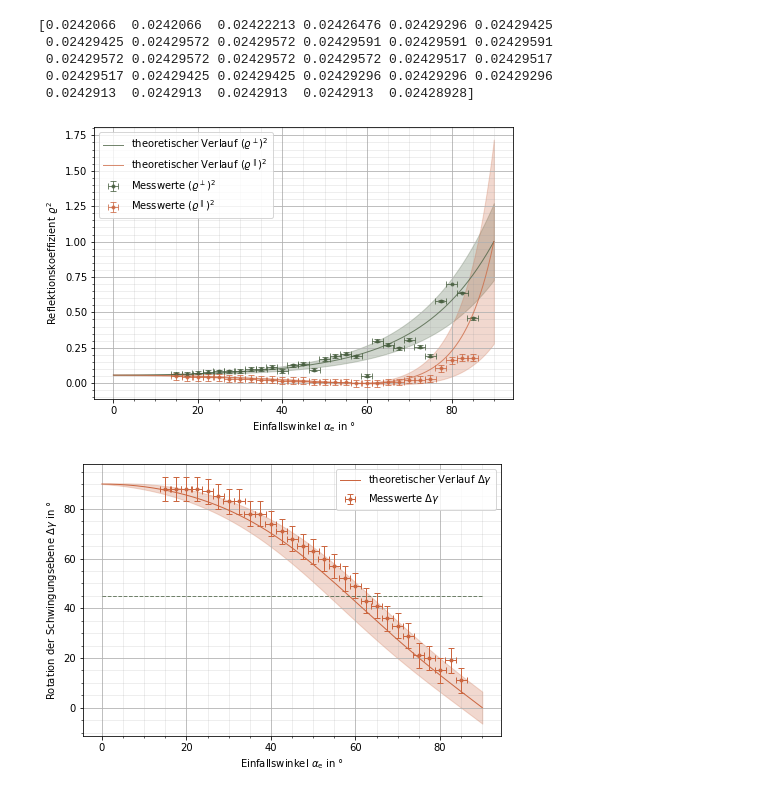
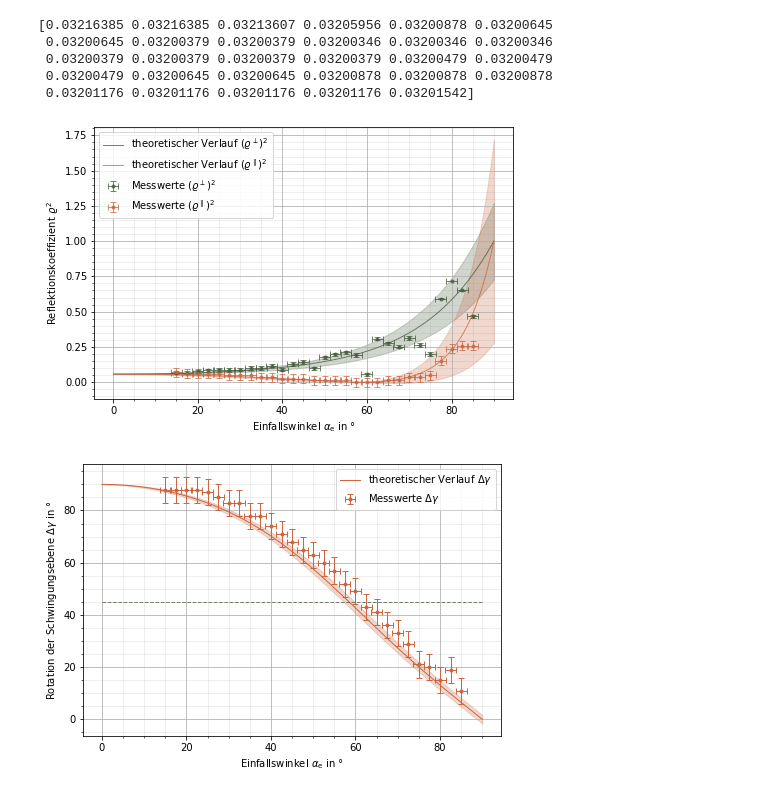
Before and after one commit to CVC97/ExPhy-III-Praktikum, a Jupyter notebook: 23_FFuP/23_FFuP_Jakob.ipynb, the cells around one changed output. Cells and saved outputs as stored; diff of their text form; code cells hidden in the pictures.

```diff
--- a/23_FFuP/23_FFuP_Jakob.ipynb
+++ b/23_FFuP/23_FFuP_Jakob.ipynb
@@ -12,8 +12,8 @@ U0t = np.loadtxt(input, float, usecols=1, skiprows=5, delimiter=',')
 U90t = np.loadtxt(input, float, usecols=2, skiprows=5, delimiter=',')
 
 Uzero = 0.02
-U0ref = 3.305
-U90ref = 1.209
+U0ref = 3.24
+U90ref = 0.83
 U0 = U0t
 U90 = U90t
 rho0sqrd = (U0 + Uzero) / (U0ref + Uzero)
@@ -65,44 +65,47 @@ ax.legend(loc='upper left')
 plt.savefig('./23_Reflexionskoeffizient.pgf', facecolor = 'white', bbox_inches='tight')
 plt.show()
 # %% [output]
-[0.0242066  0.0242066  0.02422213 0.02426476 0.02429296 0.02429425
- 0.02429425 0.02429572 0.02429572 0.02429591 0.02429591 0.02429591
- 0.02429572 0.02429572 0.02429572 0.02429572 0.02429517 0.02429517
- 0.02429517 0.02429425 0.02429425 0.02429296 0.02429296 0.02429296
- 0.0242913  0.0242913  0.0242913  0.0242913  0.02428928]
+[0.03216385 0.03216385 0.03213607 0.03205956 0.03200878 0.03200645
+ 0.03200645 0.03200379 0.03200379 0.03200346 0.03200346 0.03200346
+ 0.03200379 0.03200379 0.03200379 0.03200379 0.03200479 0.03200479
+ 0.03200479 0.03200645 0.03200645 0.03200878 0.03200878 0.03200878
+ 0.03201176 0.03201176 0.03201176 0.03201176 0.03201542]
-[figure, old version]
+[figure, new version]
 # %%
 theta = np.loadtxt(input, float, usecols=3, skiprows=5, delimiter=',')
 thetaerr = 5
 
 deltagamma = (135 - theta) % 180
 deltagammaerr = thetaerr
 
 fig, ax = plt.subplots(figsize=(7.5,5))
 xplot_1 = np.linspace(0, 90, 1000)
 
 def deltagammatheo(x):
     return ((np.arctan( -np.cos((x * np.pi / 180) - beta(x * np.pi / 180)) / np.cos((x * np.pi / 180) + beta(x * np.pi / 180))) - (np.pi / 4)) % (np.pi)) * 180 / np.pi
 
 def deltagammatheoerr(x):
     return deltagammaerr*(-(-(1 - np.cos((x * np.pi / 180))/(n*np.sqrt(1 - np.sin((x * np.pi / 180))**2/n**2)))*np.sin((x * np.pi / 180) - np.arcsin(np.sin((x * np.pi / 180))/n))/np.cos((x * np.pi / 180) + np.arcsin(np.sin((x * np.pi / 180))/n)) + (1 + np.cos((x * np.pi / 180))/(n*np.sqrt(1 - np.sin((x * np.pi / 180))**2/n**2)))*np.sin((x * np.pi / 180) + np.arcsin(np.sin((x * np.pi / 180))/n))*np.cos((x * np.pi / 180) - np.arcsin(np.sin((x * np.pi / 180))/n))/np.cos((x * np.pi / 180) + np.arcsin(np.sin((x * np.pi / 180))/n))**2)/(np.cos((x * np.pi / 180) - np.arcsin(np.sin((x * np.pi / 180))/n))**2/np.cos((x * np.pi / 180) + np.arcsin(np.sin((x * np.pi / 180))/n))**2 + 1))
 
+def f3err(x,xErr):
+    return xErr * (-(-(1 - np.cos((x * np.pi / 180))/(n*np.sqrt(1 - np.sin((x * np.pi / 180))**2/n**2)))*np.sin((x * np.pi / 180) - np.arcsin(np.sin((x * np.pi / 180))/n))/np.cos((x * np.pi / 180) + np.arcsin(np.sin((x * np.pi / 180))/n)) + (1 + np.cos((x * np.pi / 180))/(n*np.sqrt(1 - np.sin((x * np.pi / 180))**2/n**2)))*np.sin((x * np.pi / 180) + np.arcsin(np.sin((x * np.pi / 180))/n))*np.cos((x * np.pi / 180)- np.arcsin(np.sin((x * np.pi / 180))/n))/np.cos((x * np.pi / 180) + np.arcsin(np.sin((x * np.pi / 180))/n))**2)/(np.cos((x * np.pi / 180) - np.arcsin(np.sin((x * np.pi / 180))/n))**2/np.cos((x * np.pi / 180) + np.arcsin(np.sin((x * np.pi / 180))/n))**2 + 1))
+
 def constant(x, value):
     return value * x / x
 
 ax.set_xlabel(r'Einfallswinkel $\alpha_\mathrm{e}$ in °')
 ax.set_ylabel(r'Rotation der Schwingungsebene $\Delta\gamma$ in °')
 ax.grid()
 ax.grid(which='minor', color='#999999', alpha=0.2, linestyle='-')
 ax.minorticks_on()
 ax.errorbar(x, deltagamma, xerr = xerr, yerr = deltagammaerr, fmt = '.', color = '#cb6640', alpha = 1, linewidth=1, ecolor="#cb6640", capsize=3, label = r'Messwerte $\Delta\gamma$')
 ax.plot(xplot_1, deltagammatheo(xplot_1), color = '#cb6640', alpha = 1, linewidth = 1, label = r'theoretischer Verlauf $\Delta\gamma$')
-plt.fill_between(xplot_1, deltagammatheo(xplot_1)-deltagammatheoerr(xplot_1), deltagammatheo(xplot_1)+deltagammatheoerr(xplot_1), color = '#cb6640', alpha = 0.25)
+plt.fill_between(xplot_1, deltagammatheo(xplot_1)-f3err(xplot_1,xerr), deltagammatheo(xplot_1)+f3err(xplot_1,xerr), color = '#cb6640', alpha = 0.25)
 ax.plot(xplot_1, constant(xplot_1, 45), color = '#465d3e', alpha = 0.75, linewidth = 1, linestyle = 'dashed', label = r'')
 #plt.xticks([0,np.pi/8,np.pi/4,3*np.pi/8,np.pi/2],[r'$0$',r'$\frac{\pi}{8}$',r'$\frac{\pi}{4}$',r'$\frac{3\pi}{8}$',r'$\frac{\pi}{2}$'])
 #plt.yticks([0,np.pi/8,np.pi/4,3*np.pi/8,np.pi/2],[r'$0$',r'$\frac{\pi}{8}$',r'$\frac{\pi}{4}$',r'$\frac{3\pi}{8}$',r'$\frac{\pi}{2}$'])
 ax.legend()
 plt.savefig('./23_DrehungSchwingungsebene.pgf', facecolor = 'white', bbox_inches='tight')
 plt.show()
 # %% [output]
-[figure, old version]
+[figure, new version]
```
